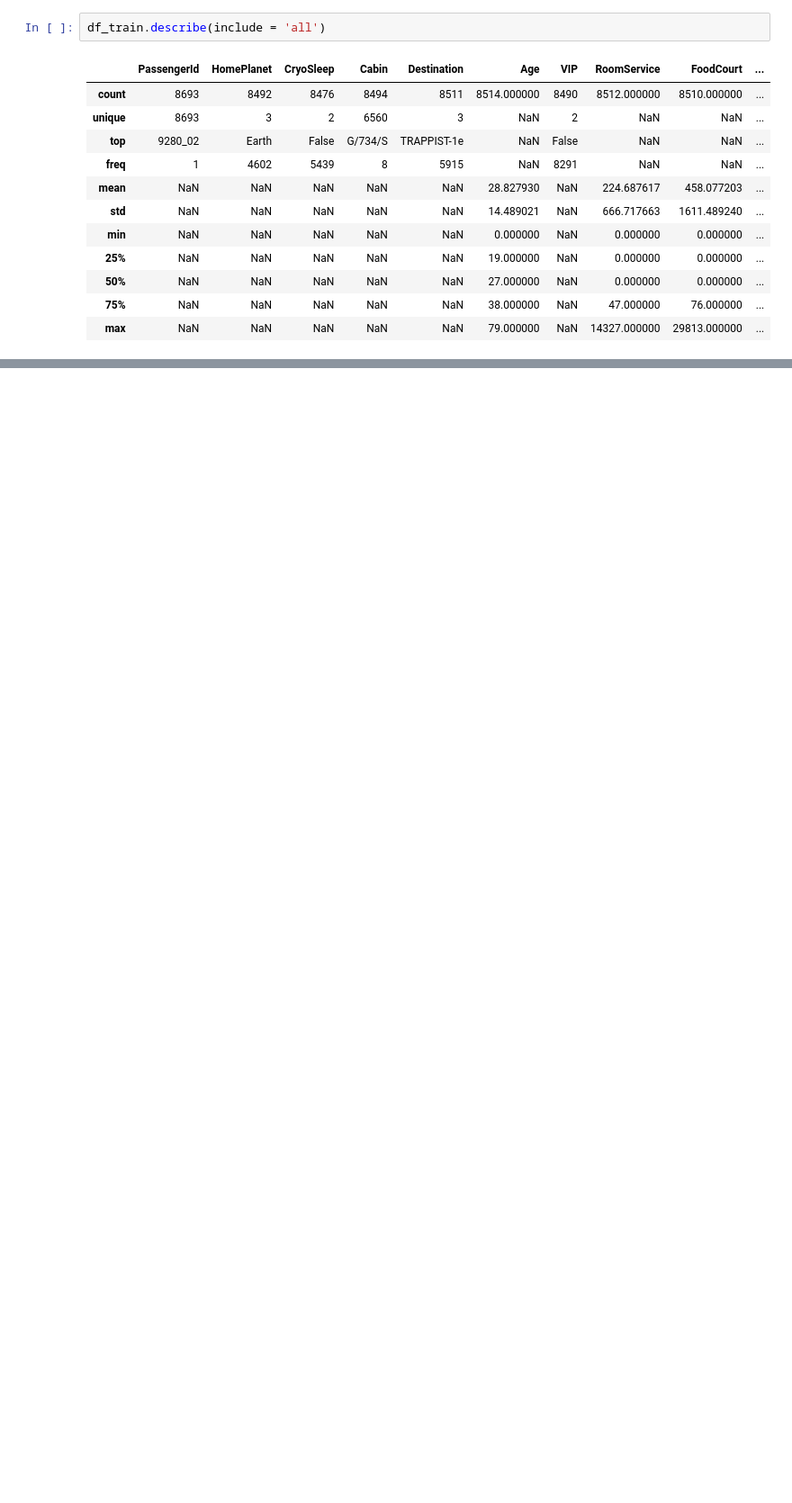
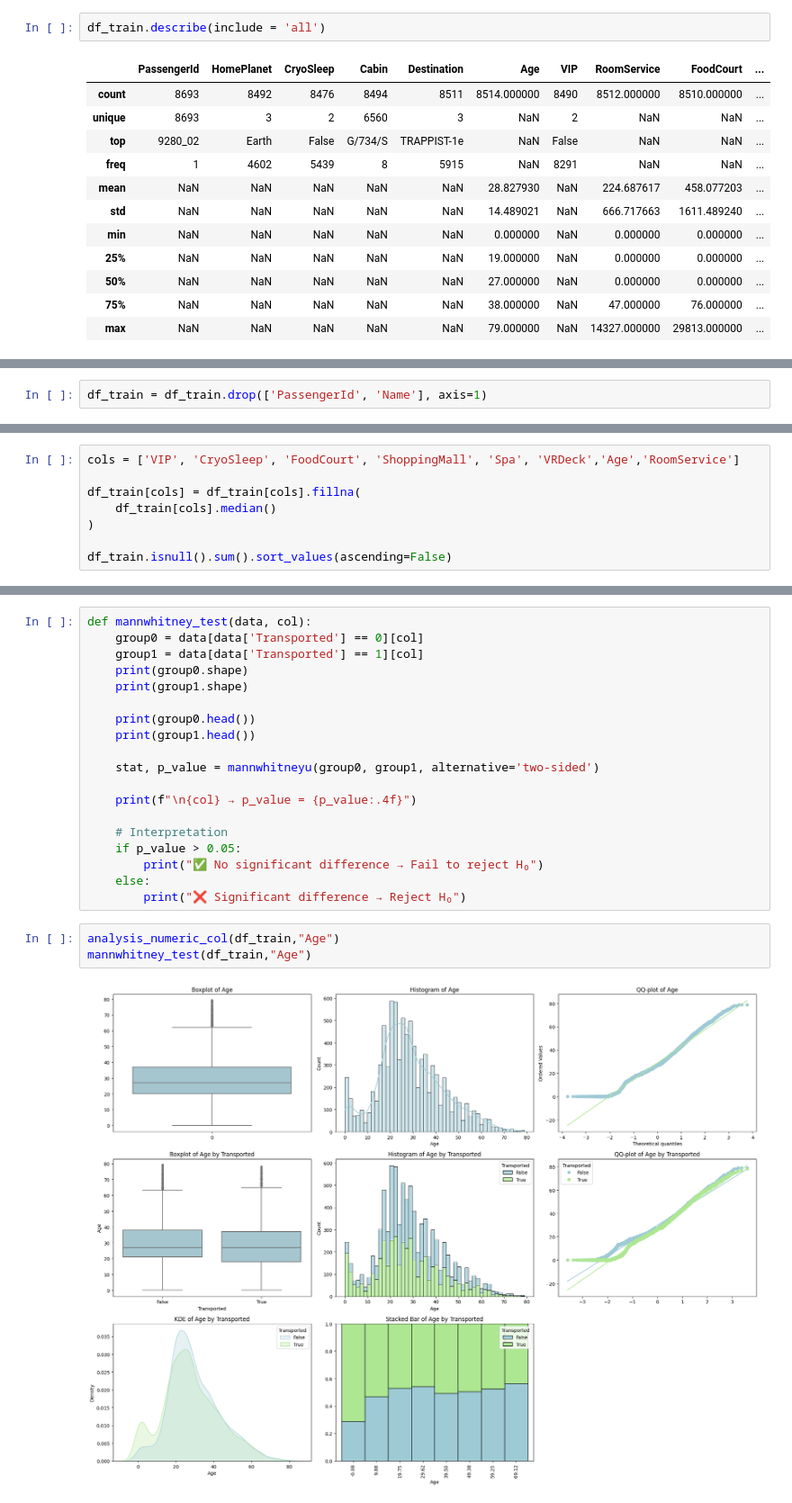
Before and after one commit to rezamirzaii/spaceship-titanic-ml, a Jupyter notebook: notebooks/spaceship_titanic.ipynb, the cells around one changed output, grey strips where cells are left out. Shown at 90% size. Drawn from its saved outputs; the diff is of its cells as text; blank space fills up the shorter version.

```diff
--- a/notebooks/spaceship_titanic.ipynb
+++ b/notebooks/spaceship_titanic.ipynb
@@ -109,0 +119,2 @@ df_train.describe(include = 'all')
+# %%
+df_train = df_train.drop(['PassengerId', 'Name'], axis=1)
@@ -109,0 +137,8 @@ df_train.describe(include = 'all')
+# %%
+cols = ['VIP', 'CryoSleep', 'FoodCourt', 'ShoppingMall', 'Spa', 'VRDeck','Age','RoomService']
+
+df_train[cols] = df_train[cols].fillna(
+    df_train[cols].median()
+)
+
+df_train.isnull().sum().sort_values(ascending=False)
@@ -109,0 +246,24 @@ df_train.describe(include = 'all')
+# %%
+def mannwhitney_test(data, col):
+    group0 = data[data['Transported'] == 0][col]
+    group1 = data[data['Transported'] == 1][col]
+    print(group0.shape)
+    print(group1.shape)
+
+    print(group0.head())
+    print(group1.head())
+
+    stat, p_value = mannwhitneyu(group0, group1, alternative='two-sided')
+
+    print(f"\n{col} → p_value = {p_value:.4f}")
+
+    # Interpretation
+    if p_value > 0.05:
+        print("✅ No significant difference → Fail to reject H₀")
+    else:
+        print("❌ Significant difference → Reject H₀")
+# %%
+analysis_numeric_col(df_train,"Age")
+mannwhitney_test(df_train,"Age")
+# %% [output]
+[figure, added]
```
Also changed, not shown: parts of 12 cells of this notebook.
